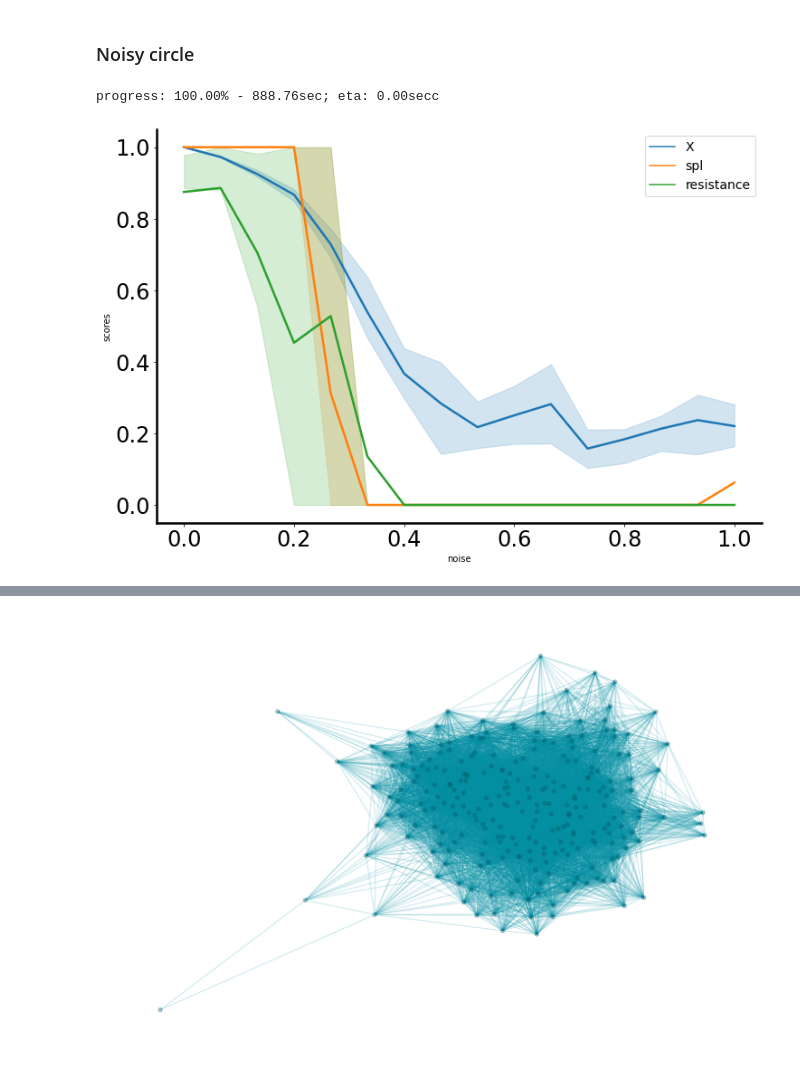
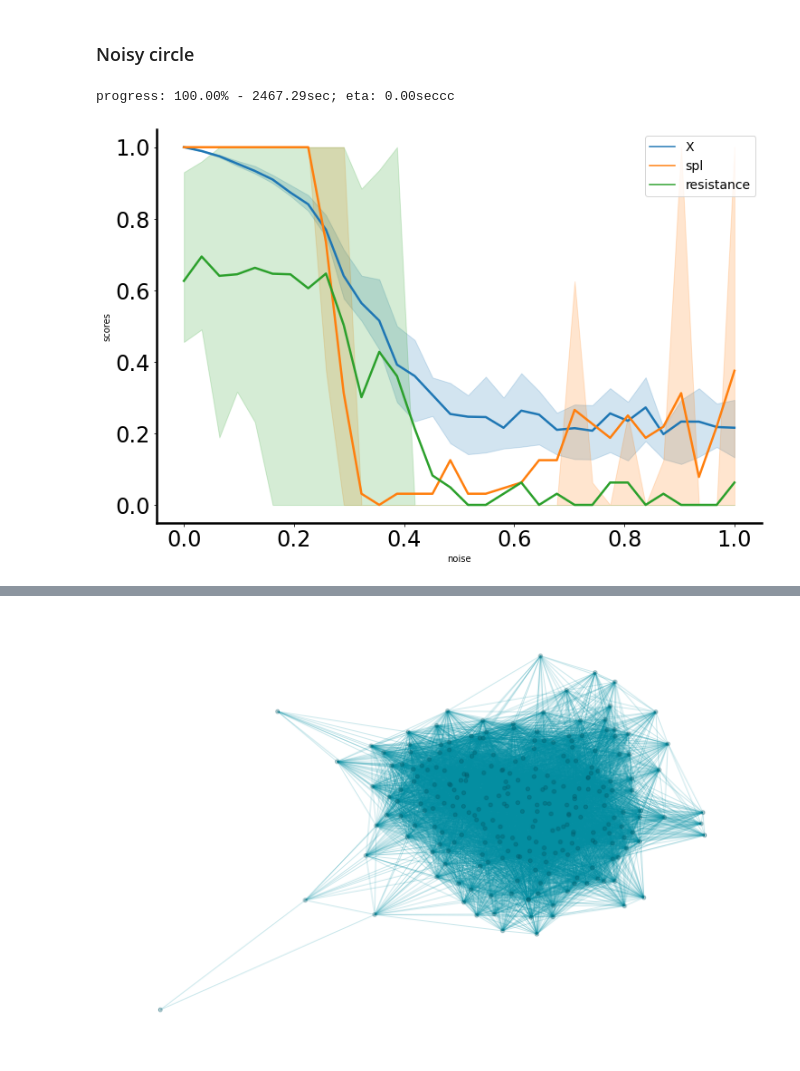
Before and after one commit to ClusterDuck123/ringity, a Jupyter notebook: doc/notebooks/paper_figures/exploring_different_metric_structures.ipynb, the cells around one changed output, grey strips where cells are left out. Cells and saved outputs as stored; diff of their text form; code cells hidden in the pictures.

```diff
--- a/doc/notebooks/paper_figures/exploring_different_metric_structures.ipynb
+++ b/doc/notebooks/paper_figures/exploring_different_metric_structures.ipynb
@@ -23,11 +23,11 @@ def get_second(pdgm):
 ### Noisy circle
 # %%
 N = 2**8
-rel_th = 0.25
+er_fc_th = 10
 max_noise = 1
 
-nb_noises = 2**4
-nb_samples = 2**4
+nb_noises = 2**5
+nb_samples = 2**5
 
 metrics = ['spl', 'current_flow', 'resistance', 'betweenness']
 score_df = pd.DataFrame(columns = metrics + ['X'])
@@ -43,7 +43,7 @@ nb_loops = sum(1 for _ in product(noises, samples))
 for nr, (noise, _) in enumerate(product(noises, samples)):
     while True:
         G, X = rgeom.circle(N,
-                        rel_th = rel_th,
+                        er_fc_th = er_fc_th,
                         noise = noise,
                         return_point_cloud = True)
         if nx.is_connected(G):
@@ -64,7 +64,7 @@ for nr, (noise, _) in enumerate(product(noises, samples)):
     diff = t2-t1
     print(f'progress: {100*p:.2f}% - {diff:.2f}sec; eta: {diff*(1/p - 1):.2f}sec', end = '\r')
 # %% [output]
-progress: 100.00% - 888.76sec; eta: 0.00secc
+progress: 100.00% - 2467.29sec; eta: 0.00seccc
 # %%
 to_concatinate = []
 for metric, data in data_dict.items():
@@ -76,22 +76,28 @@ for metric, data in data_dict.items():
         to_concatinate.append(df_metric_chunk)
 
 data_df = pd.concat(to_concatinate, ignore_index = True)
+# %%
+palette = sns.color_palette(n_colors = 5)
 # %%
 fig, ax = plt.subplots(figsize = (12,8))
 
 plot_data = data_df[data_df.metric.isin({'X', 'spl', 'resistance'})]
 # plot_data = data_df
 
 ax = sns.lineplot(data = plot_data,
                   x = 'noise',
                   y = 'scores',
                   hue = 'metric',
                   linewidth = 2.5,
                   errorbar = ('pi', 50),
+                  palette = palette[:3],
                   ax = ax)
 
 rng.plotting.styling.ax_setup(ax)
 
 leg = ax.legend(fontsize = 14)
+
+# fig.savefig('plots/direct_metrics_noisy_circle.png')
+# fig.savefig('plots/direct_metrics_noisy_circle.pdf')
 # %% [output]
-[figure, old version]
+[figure, new version]
```
Also changed, not shown: parts of 8 cells of this notebook, 13 other files.
